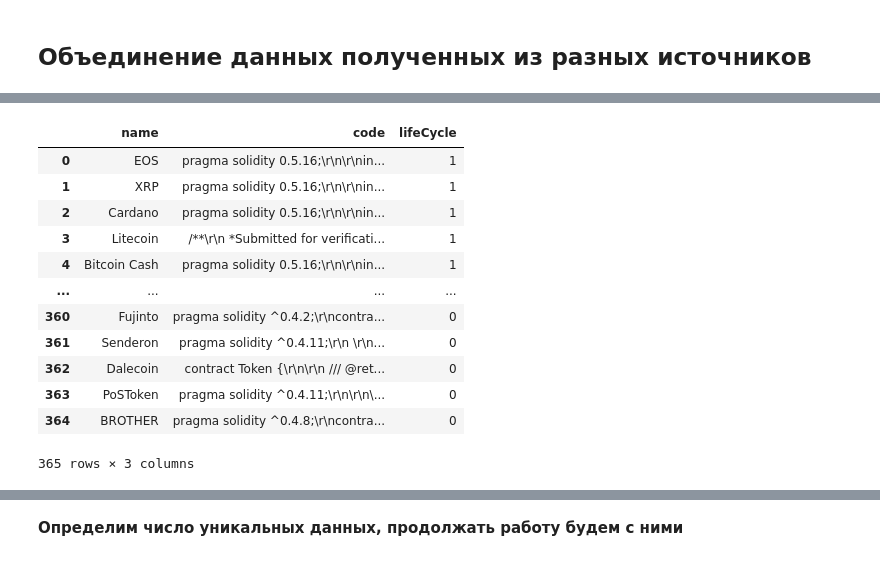
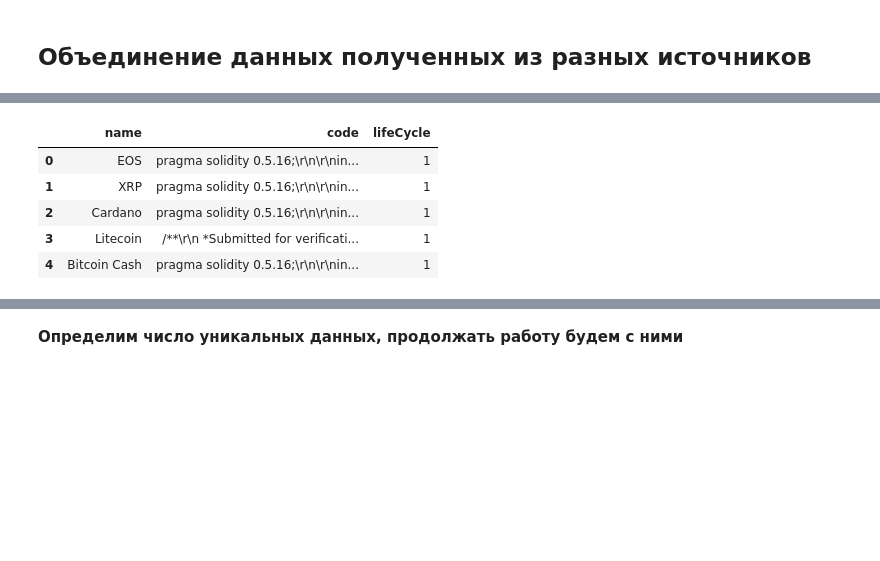
Before and after one commit to MagicKisa/Rug-Pull-check, a Jupyter notebook: data/analysis.ipynb, the cells around one changed output, grey strips where cells are left out. Drawn from its saved outputs; the diff is of its cells as text; code cells hidden in the pictures; blank space fills up the shorter version.

```diff
--- a/data/analysis.ipynb
+++ b/data/analysis.ipynb
@@ -54,22 +58,15 @@ dx_df
 # %%
 cryptorank_df = pd.read_csv('cryptorank_codes.csv')
 cryptorank_df = cryptorank_df[~(cryptorank_df['lifeCycle'] == 'crowdsale')]
 cryptorank_df['lifeCycle'] = cryptorank_df['lifeCycle'].apply(lambda x: 1 if x == 'traded' else 0)
-cryptorank_df
+cryptorank_df.head()
 # %% [output]
 |  | name | code | lifeCycle |
 | 0 | EOS | pragma solidity 0.5.16;\r\n\r\nin... | 1 |
 | 1 | XRP | pragma solidity 0.5.16;\r\n\r\nin... | 1 |
 | 2 | Cardano | pragma solidity 0.5.16;\r\n\r\nin... | 1 |
 | 3 | Litecoin | /**\r\n *Submitted for verificati... | 1 |
 | 4 | Bitcoin Cash | pragma solidity 0.5.16;\r\n\r\nin... | 1 |
-| ... | ... | ... | ... |
-| 360 | Fujinto | pragma solidity ^0.4.2;\r\ncontra... | 0 |
-| 361 | Senderon | pragma solidity ^0.4.11;\r\n \r\n... | 0 |
-| 362 | Dalecoin | contract Token {\r\n\r\n /// @ret... | 0 |
-| 363 | PoSToken | pragma solidity ^0.4.11;\r\n\r\n\... | 0 |
-| 364 | BROTHER | pragma solidity ^0.4.8;\r\ncontra... | 0 |
-365 rows × 3 columns
 # %%
 # Функция для извлечения информации о монете из словарей
 def extract_coin_info(item):
```
Also changed, not shown: parts of 63 cells of this notebook, 2 other files.
